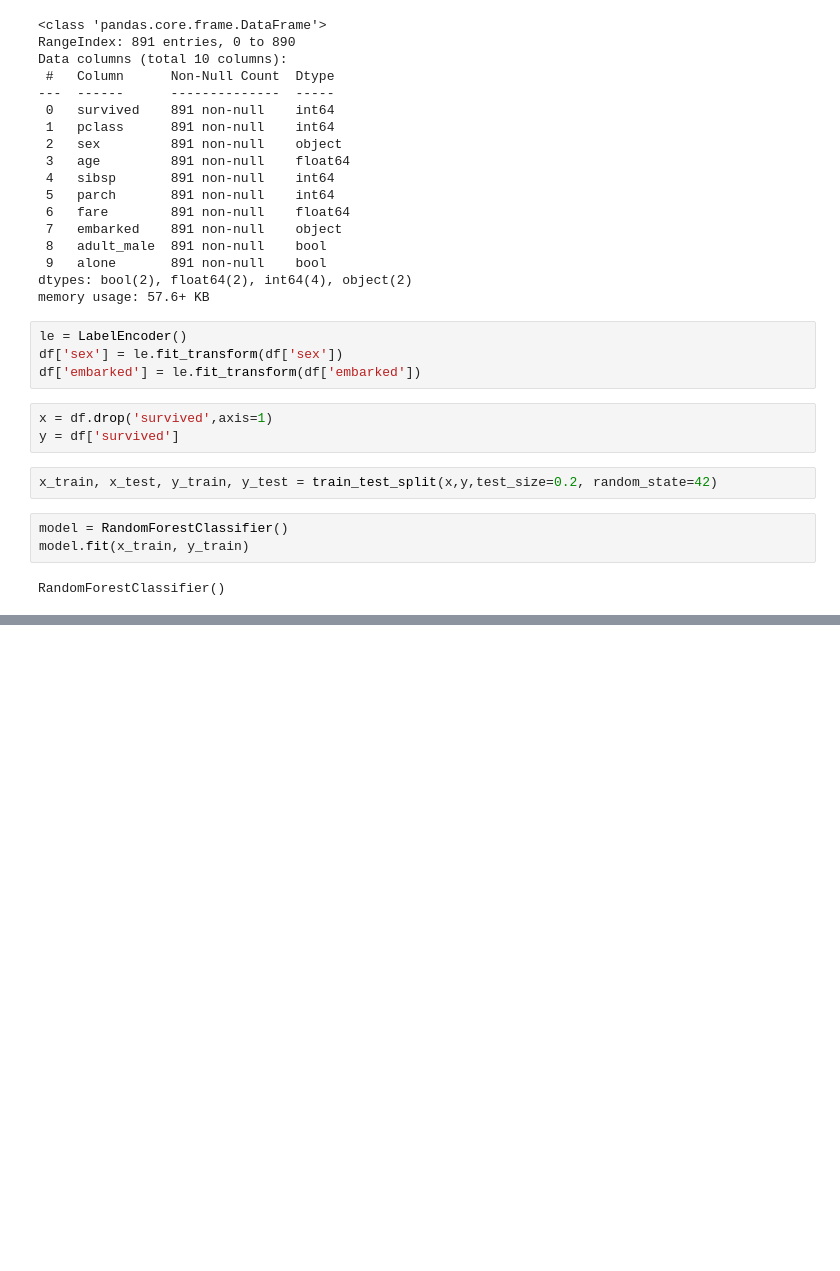
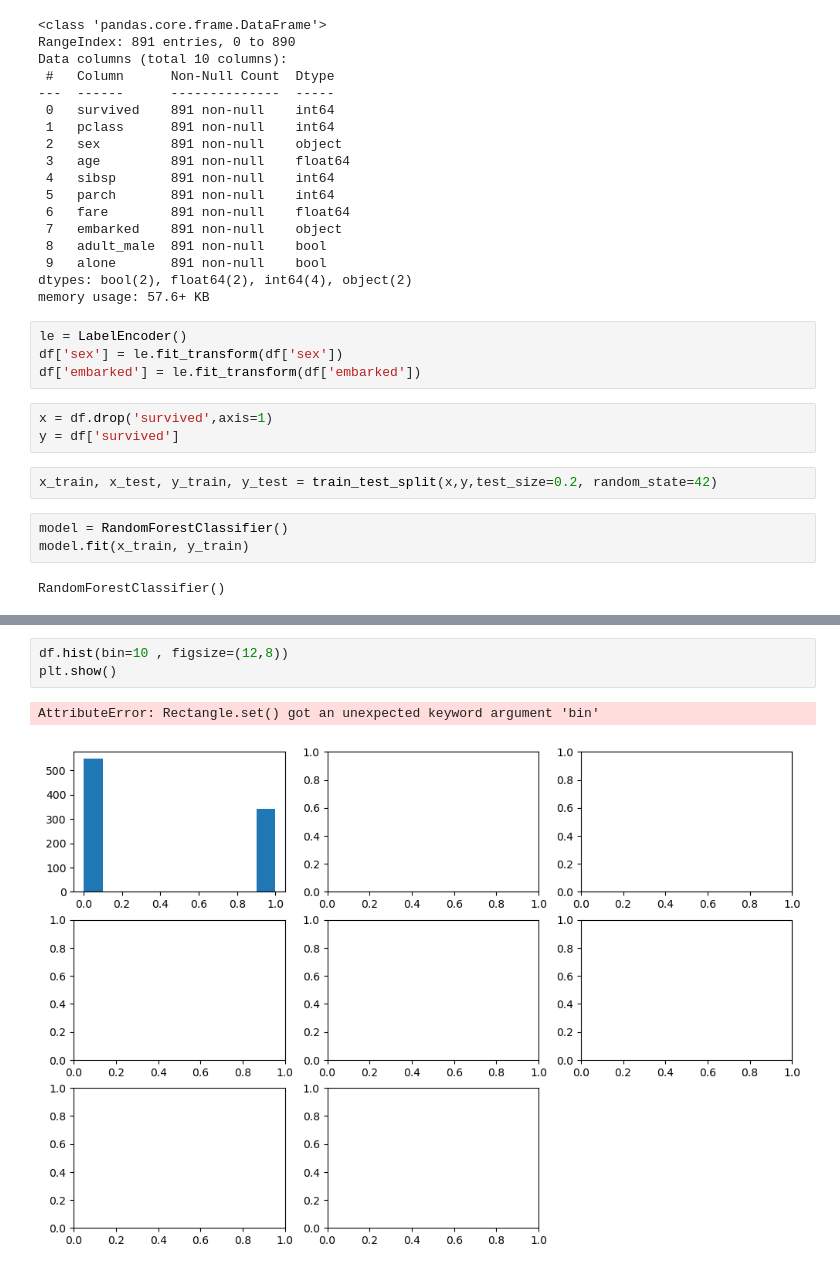
Before and after one commit to manvendra9651/titanic_data__survival_prediction, a Jupyter notebook: Titanic_data_training_machine_learning-checkpoint.ipynb, the cells around one changed output, grey strips where cells are left out. Cells and saved outputs as stored; diff of their text form; blank space fills up the shorter version.

```diff
--- a/Titanic_data_training_machine_learning-checkpoint.ipynb
+++ b/Titanic_data_training_machine_learning-checkpoint.ipynb
@@ -232,0 +233,6 @@ Accuracy: 0.8156424581005587
+# %%
+df.hist(bin=10 , figsize=(12,8))
+plt.show()
+# %% [output]
+AttributeError: Rectangle.set() got an unexpected keyword argument 'bin'
+[figure, added]
```
Also changed, not shown: parts of 8 cells of this notebook.
